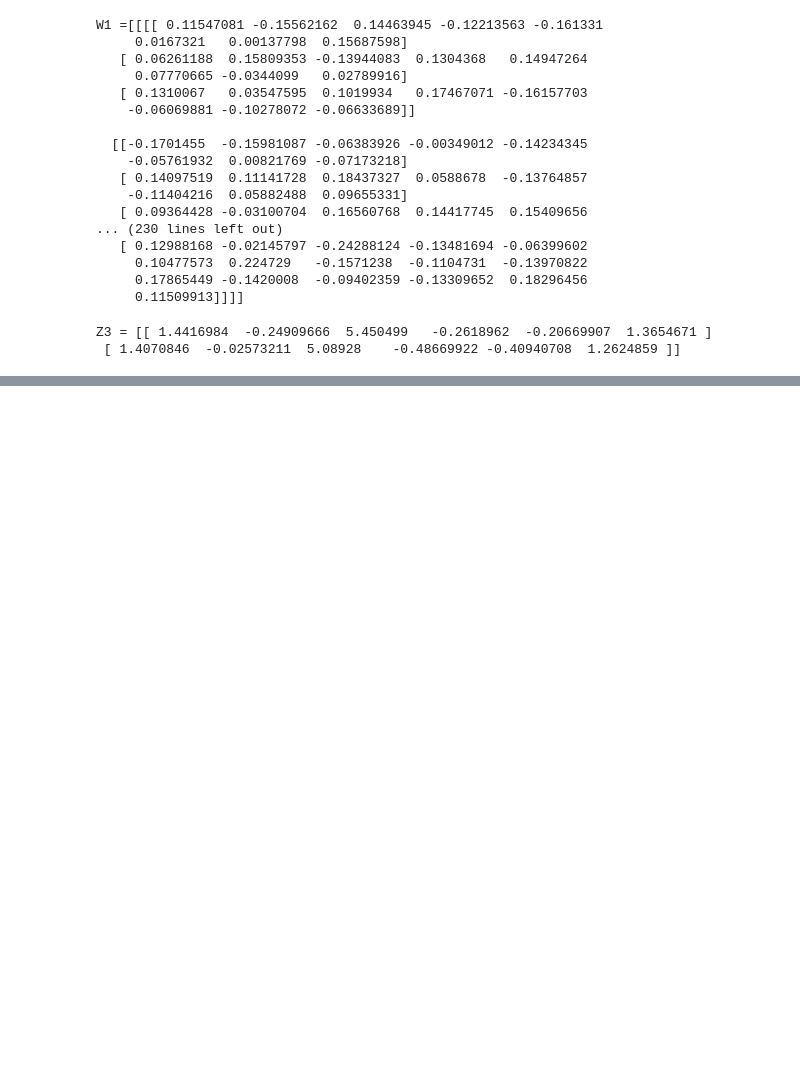
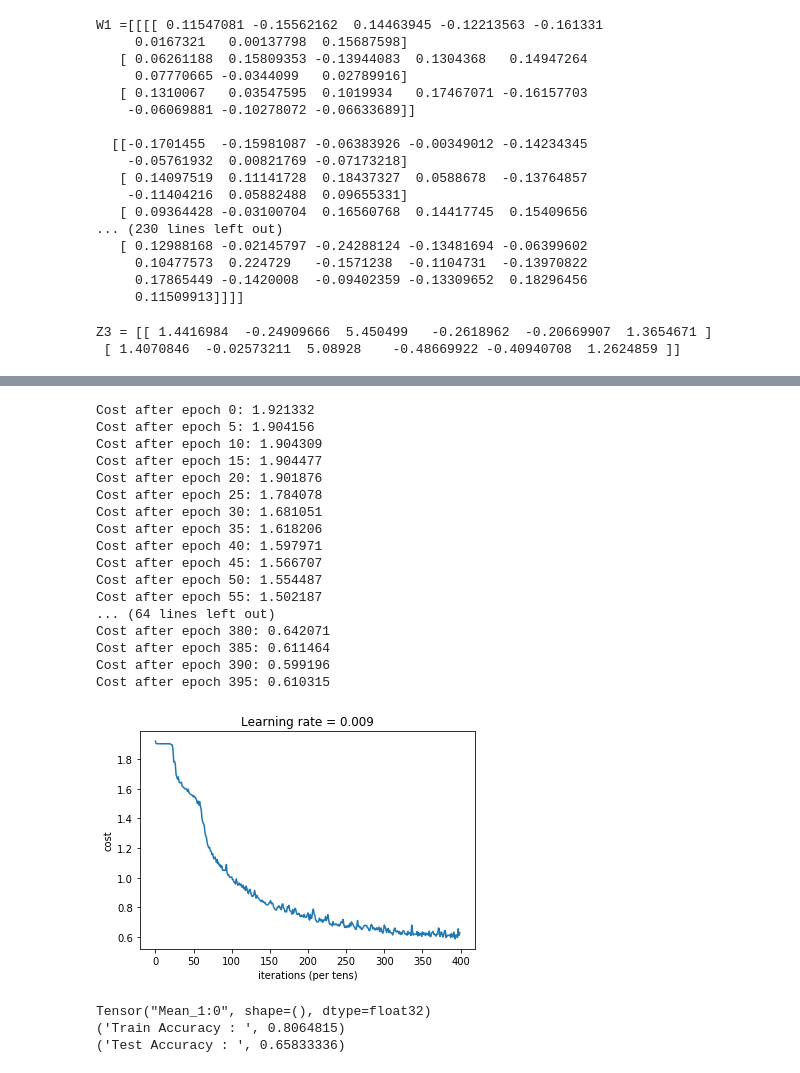
Before and after one commit to prashantgavit/Tensorflow-tutorial, a Jupyter notebook: CNN/CNN.ipynb, the cells around one changed output, grey strips where cells are left out. Cells and saved outputs as stored; diff of their text form; code cells hidden in the pictures; blank space fills up the shorter version.

```diff
--- a/CNN/CNN.ipynb
+++ b/CNN/CNN.ipynb
@@ -181,0 +291,24 @@ with tf.Session() as sess:
+# %%
+_,_,parameters = model(X_train, Y_train, X_test, Y_test , num_epochs= 400)
+# %% [output]
+Cost after epoch 0: 1.921332
+Cost after epoch 5: 1.904156
+Cost after epoch 10: 1.904309
+Cost after epoch 15: 1.904477
+Cost after epoch 20: 1.901876
+Cost after epoch 25: 1.784078
+Cost after epoch 30: 1.681051
+Cost after epoch 35: 1.618206
+Cost after epoch 40: 1.597971
+Cost after epoch 45: 1.566707
+Cost after epoch 50: 1.554487
+Cost after epoch 55: 1.502187
+... (64 lines left out)
+Cost after epoch 380: 0.642071
+Cost after epoch 385: 0.611464
+Cost after epoch 390: 0.599196
+Cost after epoch 395: 0.610315
+[figure, added]
+Tensor("Mean_1:0", shape=(), dtype=float32)
+('Train Accuracy : ', 0.8064815)
+('Test Accuracy : ', 0.65833336)
```
Also changed, not shown: parts of 3 cells of this notebook, 16 other files.
